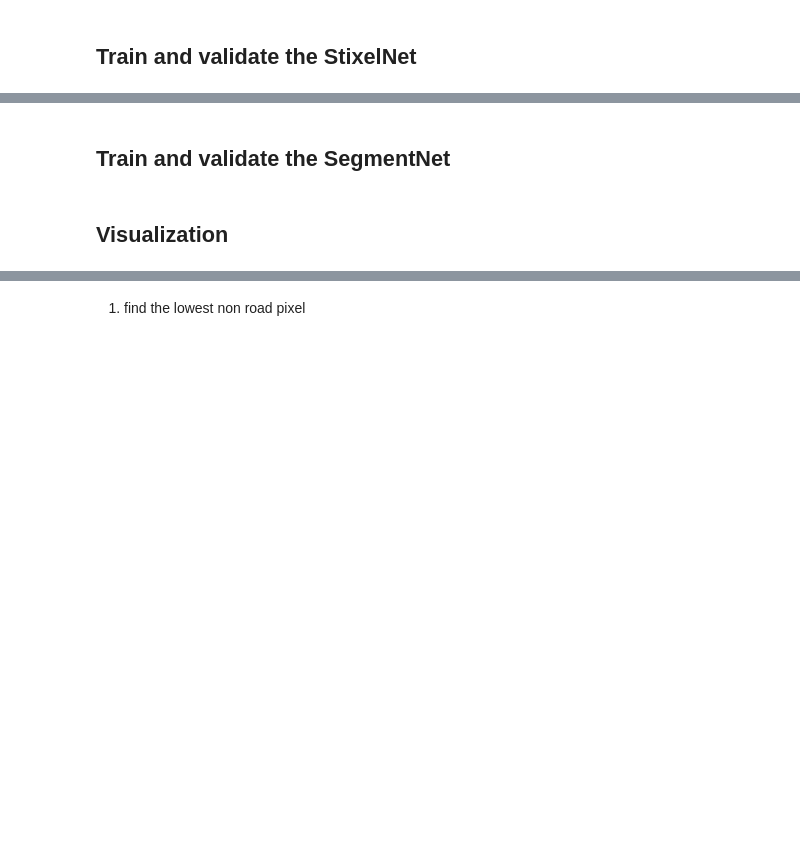
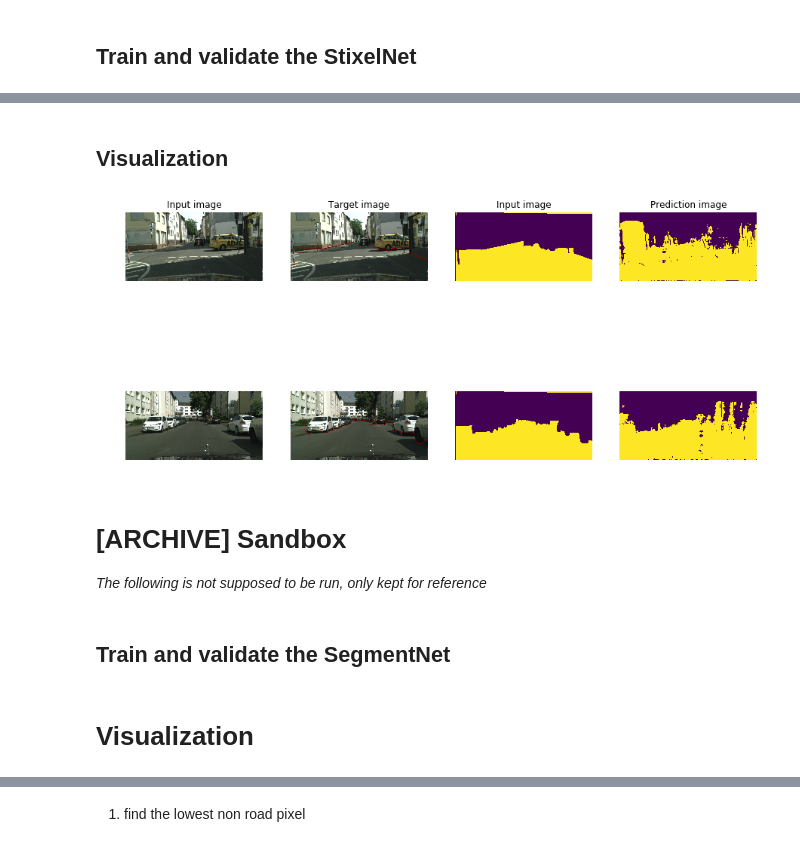
Before and after one commit to Zhuyue0324/dlcv1718, a Jupyter notebook: DL4CV_project.ipynb, the cells around one changed output, grey strips where cells are left out. Saved outputs shown, nothing was run; the diff lists cells and outputs as text; code cells hidden in the pictures; blank space fills up the shorter version.

Commit message:
visualization ready to go

```diff
--- a/DL4CV_project.ipynb
+++ b/DL4CV_project.ipynb
@@ -271,3 +272,62 @@ Slice width:  02048 Number of Slices:  00064
+# %% [markdown]
+ ## Visualization
+# %%
+NB_SAMPLE_IMGS = 2
+plt.figure(figsize=(15, 4 * NB_SAMPLE_IMGS))
+for i in range (NB_SAMPLE_IMGS):
+    x,y=DATA_VAL[i]
+    inputs = x.unsqueeze(0)
+    inputs = Variable(inputs)
+    if USE_GPU:
+        inputs = inputs.cuda()
+
+    outputs = NET(inputs)
+    _, preds = torch.max(outputs, 1)
+    pred = preds[0].data.cpu()
+
+    img, target = x.numpy(), y.numpy()
+
+
+
+
+    # img
+    plt.subplot(NB_SAMPLE_IMGS, 4, i * 4 + 1)
+    plt.axis('off')
+    plt.imshow(img.transpose(1,2,0))
+    if i == 0:
+        plt.title("Input image")
+
+
+    # target
+    plt.subplot(NB_SAMPLE_IMGS, 4, i * 4 + 2)
+    plt.axis('off')
+    plt.imshow(lowest_non_road_color(img, target))
+    if i == 0:
+        plt.title("Target image")
+    """ """
+    # target reduced to 2 classes
+    plt.subplot(NB_SAMPLE_IMGS, 4, i * 4 + 3)
+    plt.axis('off')
+    plt.imshow(reduce(target, ROAD_LABELS))
+    if i == 0:
+        plt.title("Input image")
+
+    # pred
+    plt.subplot(NB_SAMPLE_IMGS, 4, i * 4 + 4)
+    plt.axis('off')
+    plt.imshow((pred.numpy()))
+    if i == 0:
+        plt.title("Prediction image")
+
+
+
+plt.show()
+# %% [output]
+[figure, added]
+# %% [markdown]
+# [ARCHIVE] Sandbox
+
+_The following is not supposed to be run, only kept for reference_
 # %% [markdown]
 ## Train and validate the SegmentNet
 # %%
@@ -368,7 +428,7 @@ for inputs, labels in trainloader:
 #        running_loss = 0.0
 print('The average correctness of the validation data is ', meanCorrectProba/nbval*100, '%')
 # %% [markdown]
- ## Visualization
+ # Visualization
 # %%
 NB_SAMPLE_IMGS = 4
 plt.figure(figsize=(15, 5 * NB_SAMPLE_IMGS))
```
Also changed, not shown: parts of 3 cells of this notebook.
